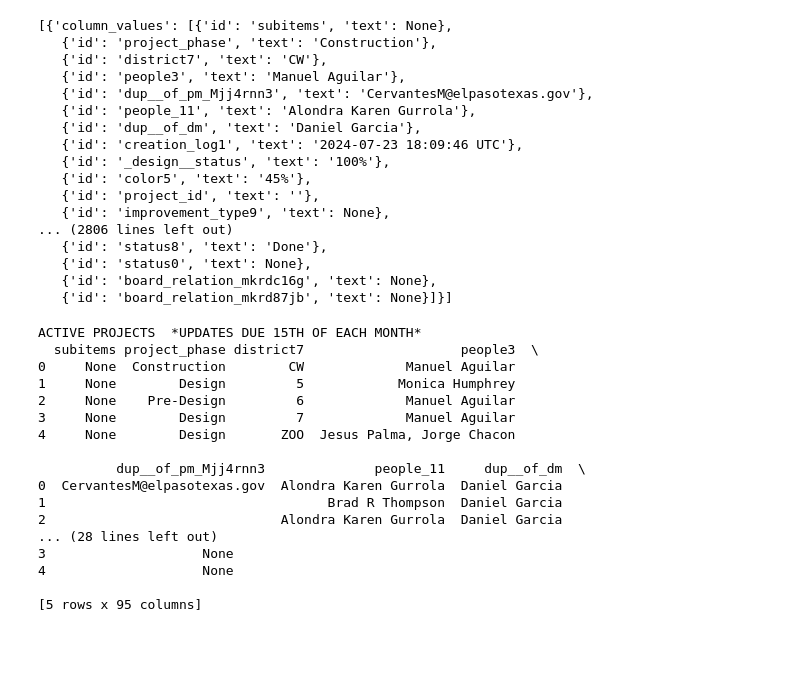
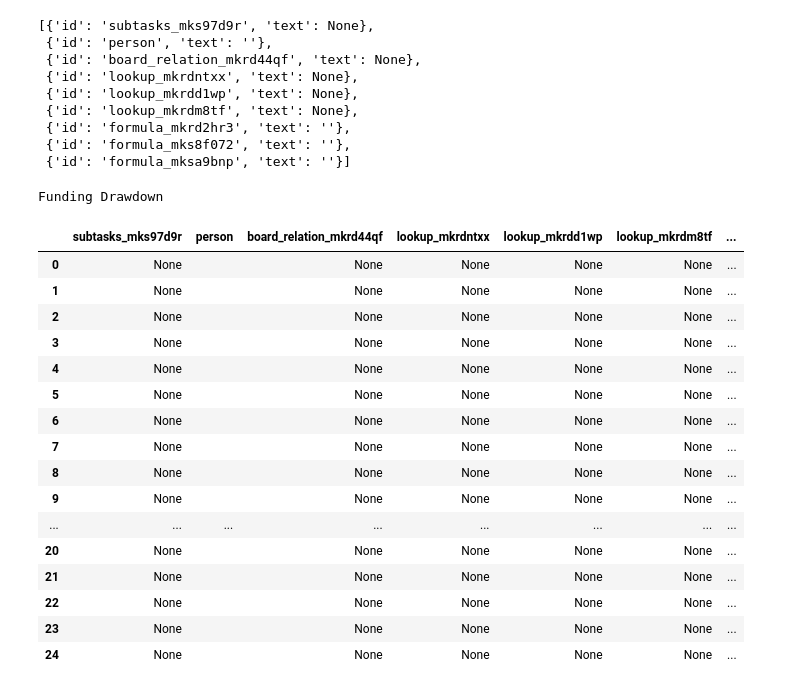
Before and after one commit to JoJo-eptx/monday_board_extractor, a Jupyter notebook: api_demo.ipynb, the cells around one changed output. Cells and saved outputs as stored; diff of their text form; code cells hidden in the pictures; blank space fills up the shorter version.

Commit message:
improved query to extract clean column names and item names.

```diff
--- a/api_demo.ipynb
+++ b/api_demo.ipynb
@@ -47,50 +109,44 @@ name
 # %%
-columns = data['data']['boards'][0]['items_page']['items']
+columns = data['data']['boards'][0]['items_page']['items'][0]['column_values']  # Fetching the first item's
 columns
 # %% [output]
-[{'column_values': [{'id': 'subitems', 'text': None},
-   {'id': 'project_phase', 'text': 'Construction'},
-   {'id': 'district7', 'text': 'CW'},
-   {'id': 'people3', 'text': 'Manuel Aguilar'},
-   {'id': 'dup__of_pm_Mjj4rnn3', 'text': 'CervantesM@elpasotexas.gov'},
-   {'id': 'people_11', 'text': 'Alondra Karen Gurrola'},
-   {'id': 'dup__of_dm', 'text': 'Daniel Garcia'},
-   {'id': 'creation_log1', 'text': '2024-07-23 18:09:46 UTC'},
-   {'id': '_design__status', 'text': '100%'},
-   {'id': 'color5', 'text': '45%'},
-   {'id': 'project_id', 'text': ''},
-   {'id': 'improvement_type9', 'text': None},
-... (2806 lines left out)
-   {'id': 'status8', 'text': 'Done'},
-   {'id': 'status0', 'text': None},
-   {'id': 'board_relation_mkrdc16g', 'text': None},
-   {'id': 'board_relation_mkrd87jb', 'text': None}]}]
+[{'id': 'subtasks_mks97d9r', 'text': None},
+ {'id': 'person', 'text': ''},
+ {'id': 'board_relation_mkrd44qf', 'text': None},
+ {'id': 'lookup_mkrdntxx', 'text': None},
+ {'id': 'lookup_mkrdd1wp', 'text': None},
+ {'id': 'lookup_mkrdm8tf', 'text': None},
+ {'id': 'formula_mkrd2hr3', 'text': ''},
+ {'id': 'formula_mks8f072', 'text': ''},
+ {'id': 'formula_mksa9bnp', 'text': ''}]
 # %%
-board_ids = [4490632304]
+board_ids = [9259707956]
 
 extractor = MondayColumnExtractor(api_key, board_ids)
 results = extractor.extract()
 
 # To access one dataframe by board name:
 for board_data in results:
     print(board_data.name)
-    print(board_data.data.head())
+
+board_data.data
 # %% [output]
-ACTIVE PROJECTS  *UPDATES DUE 15TH OF EACH MONTH*
-  subitems project_phase district7                    people3  \
-0     None  Construction        CW             Manuel Aguilar
-1     None        Design         5            Monica Humphrey
-2     None    Pre-Design         6             Manuel Aguilar
-3     None        Design         7             Manuel Aguilar
-4     None        Design       ZOO  Jesus Palma, Jorge Chacon
-
-          dup__of_pm_Mjj4rnn3              people_11     dup__of_dm  \
-0  CervantesM@elpasotexas.gov  Alondra Karen Gurrola  Daniel Garcia
-1                                    Brad R Thompson  Daniel Garcia
-2                              Alondra Karen Gurrola  Daniel Garcia
-... (28 lines left out)
-3                    None
-4                    None
-
-[5 rows x 95 columns]
+Funding Drawdown
+|  | subtasks_mks97d9r | person | board_relation_mkrd44qf | lookup_mkrdntxx | lookup_mkrdd1wp | lookup_mkrdm8tf | ... |
+| 0 | None |  | None | None | None | None | ... |
+| 1 | None |  | None | None | None | None | ... |
+| 2 | None |  | None | None | None | None | ... |
+| 3 | None |  | None | None | None | None | ... |
+| 4 | None |  | None | None | None | None | ... |
+| 5 | None |  | None | None | None | None | ... |
+| 6 | None |  | None | None | None | None | ... |
+| 7 | None |  | None | None | None | None | ... |
+| 8 | None |  | None | None | None | None | ... |
+| 9 | None |  | None | None | None | None | ... |
+| ... | ... | ... | ... | ... | ... | ... | ... |
+| 20 | None |  | None | None | None | None | ... |
+| 21 | None |  | None | None | None | None | ... |
+| 22 | None |  | None | None | None | None | ... |
+| 23 | None |  | None | None | None | None | ... |
+| 24 | None |  | None | None | None | None | ... |
 # %%
```
Also changed, not shown: parts of 11 cells of this notebook, 4 other files.
